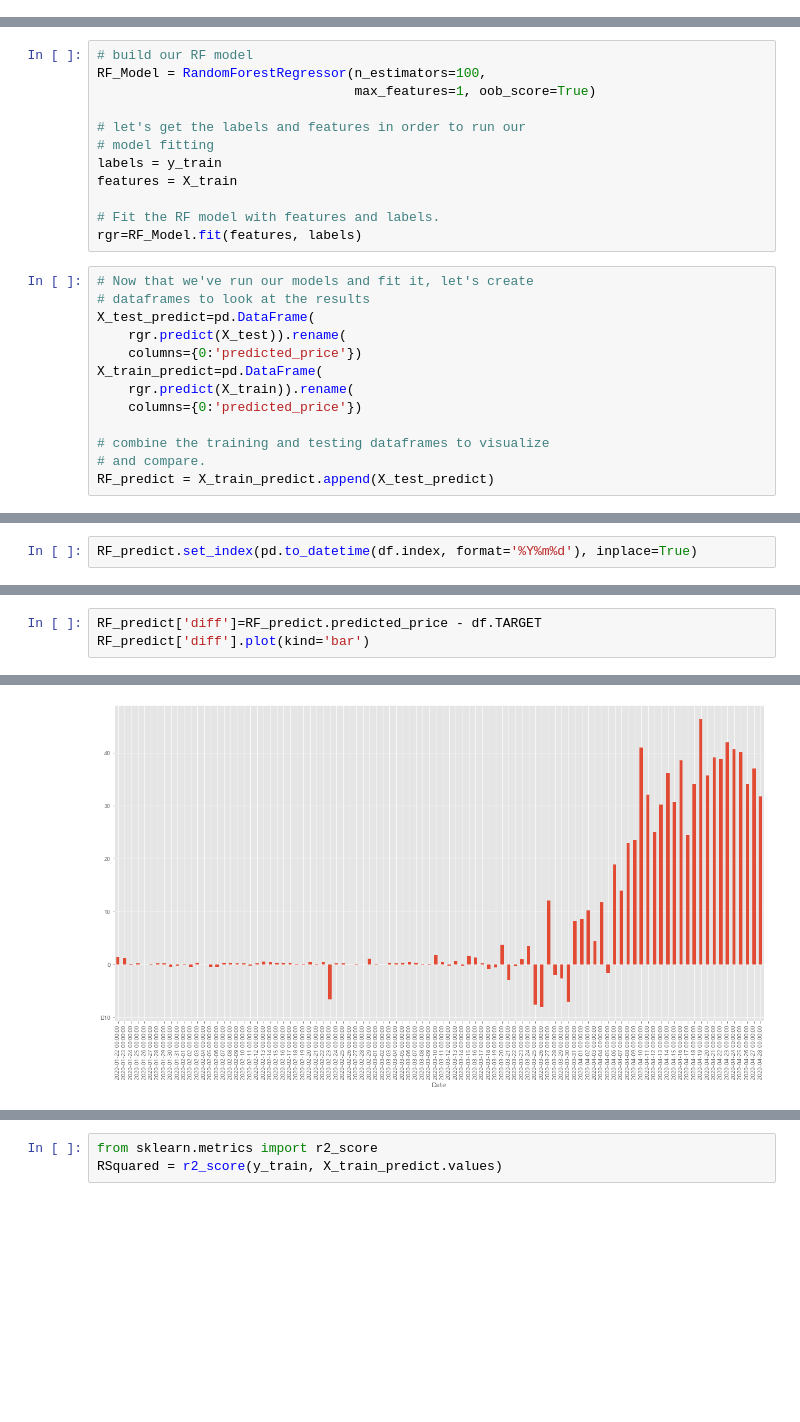
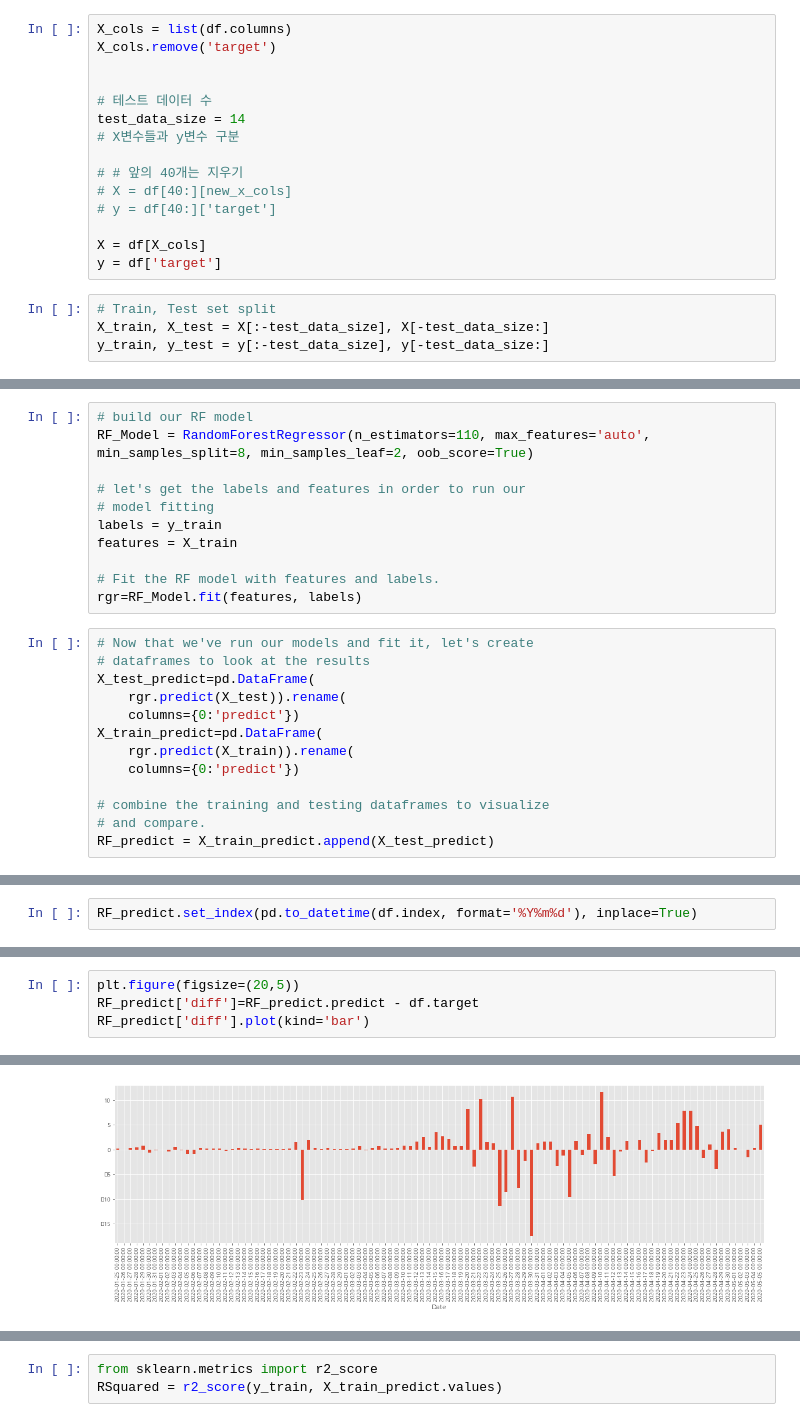
Before and after one commit to Hinterhalter/Post-COVID-19_modeling, a Jupyter notebook: Model_RandomForest.ipynb, the cells around one changed output, grey strips where cells are left out. Cells and saved outputs as stored; diff of their text form; blank space fills up the shorter version.

```diff
--- a/Model_RandomForest.ipynb
+++ b/Model_RandomForest.ipynb
@@ -92,9 +247,27 @@ X.__len__() - 29
+# %%
+X_cols = list(df.columns)
+X_cols.remove('target')
+
+
+# 테스트 데이터 수
+test_data_size = 14
+# X변수들과 y변수 구분
+
+# # 앞의 40개는 지우기
+# X = df[40:][new_x_cols]
+# y = df[40:]['target']
+
+X = df[X_cols]
+y = df['target']
+# %%
+# Train, Test set split
+X_train, X_test = X[:-test_data_size], X[-test_data_size:]
+y_train, y_test = y[:-test_data_size], y[-test_data_size:]
 # %%
 from sklearn.ensemble.forest import RandomForestRegressor
 # %%
 # build our RF model
-RF_Model = RandomForestRegressor(n_estimators=100,
-                                 max_features=1, oob_score=True)
+RF_Model = RandomForestRegressor(n_estimators=110, max_features='auto', min_samples_split=8, min_samples_leaf=2, oob_score=True)
 
 # let's get the labels and features in order to run our
 # model fitting
@@ -108,10 +281,10 @@ rgr=RF_Model.fit(features, labels)
 # dataframes to look at the results
 X_test_predict=pd.DataFrame(
     rgr.predict(X_test)).rename(
-    columns={0:'predicted_price'})
+    columns={0:'predict'})
 X_train_predict=pd.DataFrame(
     rgr.predict(X_train)).rename(
-    columns={0:'predicted_price'})
+    columns={0:'predict'})
 
 # combine the training and testing dataframes to visualize
 # and compare.
@@ -138,6 +300,7 @@ RF_predict
 # %%
-RF_predict['diff']=RF_predict.predicted_price - df.TARGET
+plt.figure(figsize=(20,5))
+RF_predict['diff']=RF_predict.predict - df.target
 RF_predict['diff'].plot(kind='bar')
 # %% [output]
 <matplotlib.axes._subplots.AxesSubplot at 0x...>
-[figure, old version]
+[figure, new version]
```
Also changed, not shown: parts of 42 cells of this notebook, 4 other files.
